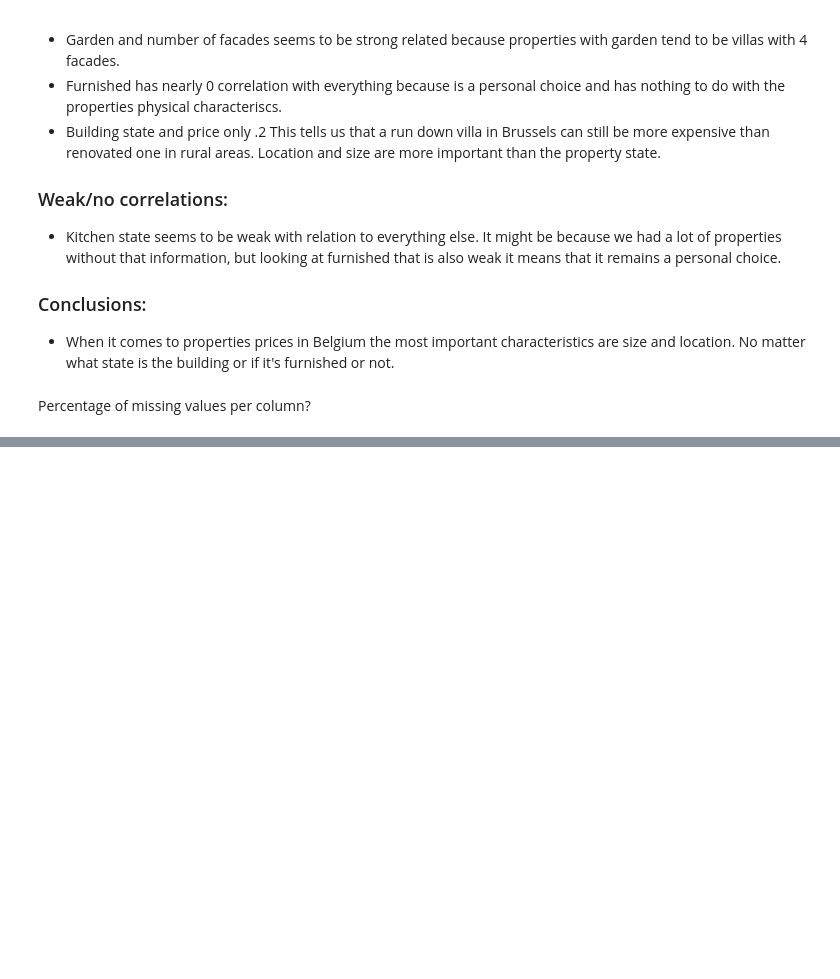
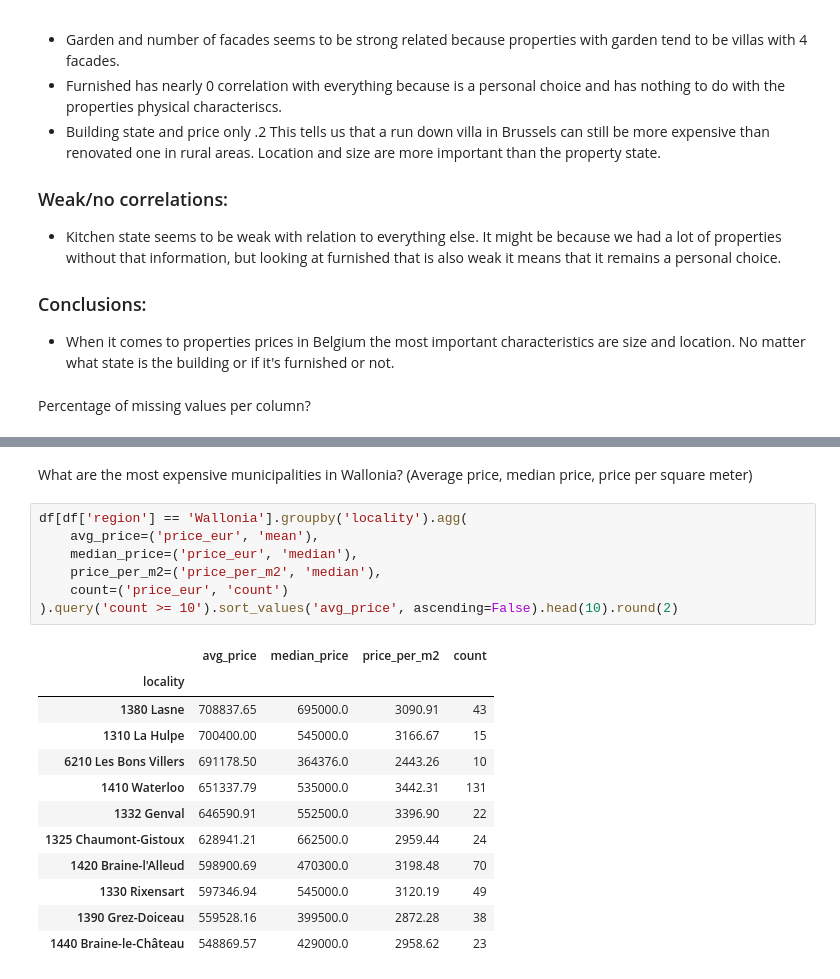
Before and after one commit to modev-git/immo-eliza, a Jupyter notebook: analysis/analysis.ipynb, the cells around one changed output, grey strips where cells are left out. Cells and saved outputs as stored; diff of their text form; blank space fills up the shorter version.

```diff
--- a/analysis/analysis.ipynb
+++ b/analysis/analysis.ipynb
@@ -181,0 +320,22 @@ dtype: float64
+# %% [markdown]
+What are the most expensive municipalities in Wallonia? (Average price, median price, price per square meter)
+# %%
+df[df['region'] == 'Wallonia'].groupby('locality').agg(
+    avg_price=('price_eur', 'mean'),
+    median_price=('price_eur', 'median'),
+    price_per_m2=('price_per_m2', 'median'),
+    count=('price_eur', 'count')
+).query('count >= 10').sort_values('avg_price', ascending=False).head(10).round(2)
+# %% [output]
+|  | avg_price | median_price | price_per_m2 | count |
+| locality |  |  |  |  |
+| 1380 Lasne | 708837.65 | 695000.0 | 3090.91 | 43 |
+| 1310 La Hulpe | 700400.00 | 545000.0 | 3166.67 | 15 |
+| 6210 Les Bons Villers | 691178.50 | 364376.0 | 2443.26 | 10 |
+| 1410 Waterloo | 651337.79 | 535000.0 | 3442.31 | 131 |
+| 1332 Genval | 646590.91 | 552500.0 | 3396.90 | 22 |
+| 1325 Chaumont-Gistoux | 628941.21 | 662500.0 | 2959.44 | 24 |
+| 1420 Braine-l'Alleud | 598900.69 | 470300.0 | 3198.48 | 70 |
+| 1330 Rixensart | 597346.94 | 545000.0 | 3120.19 | 49 |
+| 1390 Grez-Doiceau | 559528.16 | 399500.0 | 2872.28 | 38 |
+| 1440 Braine-le-Château | 548869.57 | 429000.0 | 2958.62 | 23 |
```
Also changed, not shown: parts of 25 cells of this notebook.
